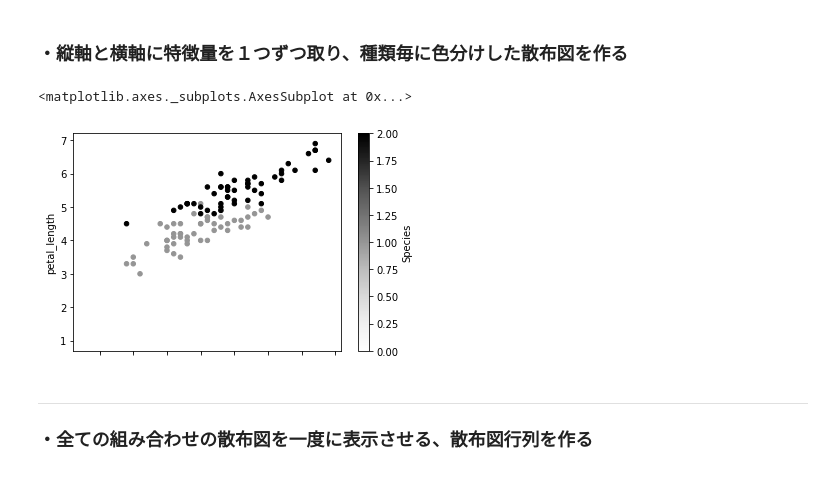
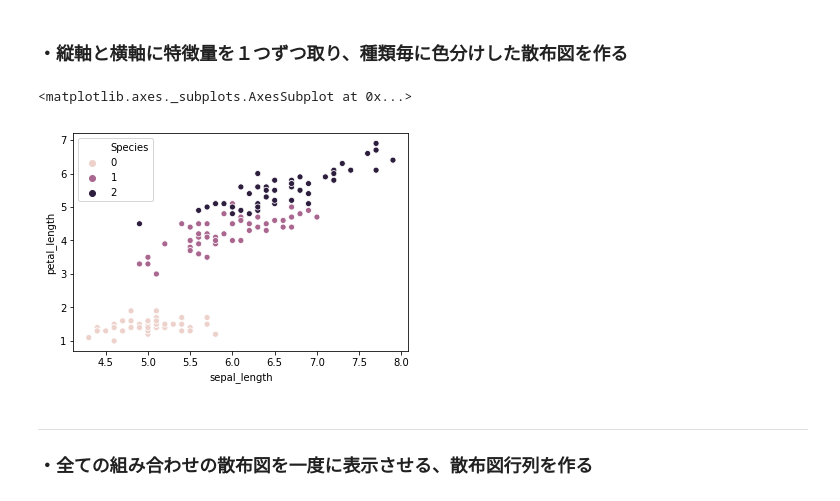
Before and after one commit to YasunoriKimura/diveintocode-ml, a Jupyter notebook: week3/week3-work1.ipynb, the cells around one changed output. Saved outputs shown, nothing was run; the diff lists cells and outputs as text; code cells hidden in the pictures.

```diff
--- a/week3/week3-work1.ipynb
+++ b/week3/week3-work1.ipynb
@@ -287,11 +294,11 @@ sns.violinplot(data=df)
 ## 【課題7】特徴量間の関係の確認
 # %% [markdown]
 ### ・縦軸と横軸に特徴量を１つずつ取り、種類毎に色分けした散布図を作る
-# %%
-df.plot(kind='scatter', x=df.columns[0], y=df.columns[2], c="Species")
-# %% [output]
-<matplotlib.axes._subplots.AxesSubplot at 0x...>
-[figure, removed]
+# %%
+sns.scatterplot(df.iloc[:,0],df.iloc[:,2], hue=df.iloc[:,4])
+# %% [output]
+<matplotlib.axes._subplots.AxesSubplot at 0x...>
+[figure, added]
 # %% [markdown]
 ***
 ### ・全ての組み合わせの散布図を一度に表示させる、散布図行列を作る
```
Also changed, not shown: parts of 7 cells of this notebook.
